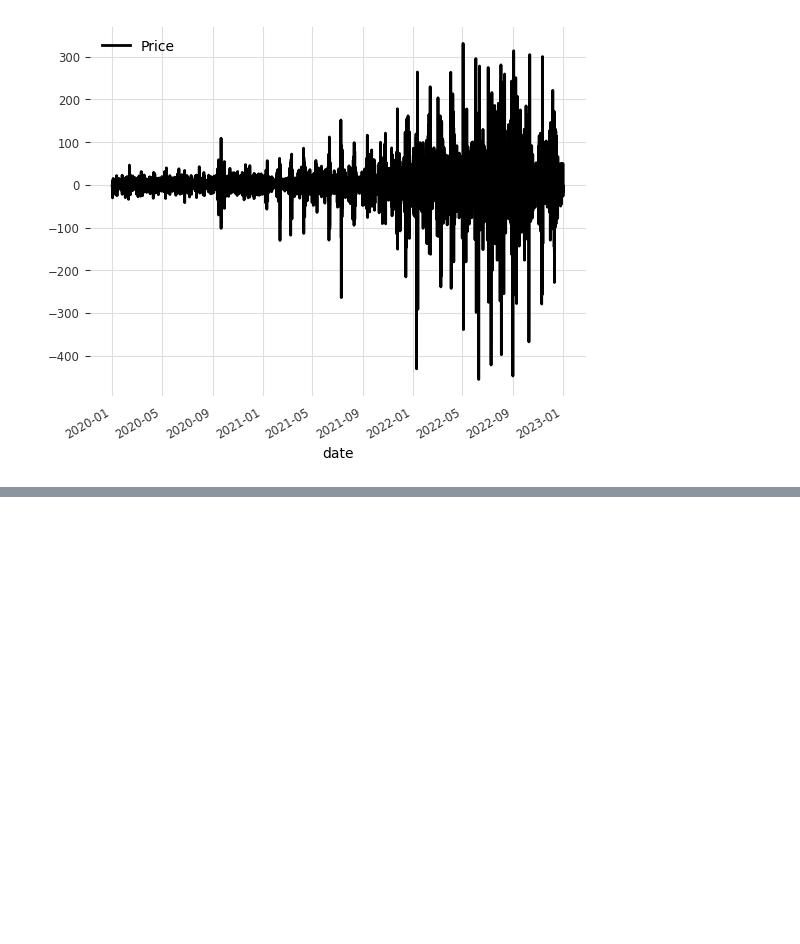
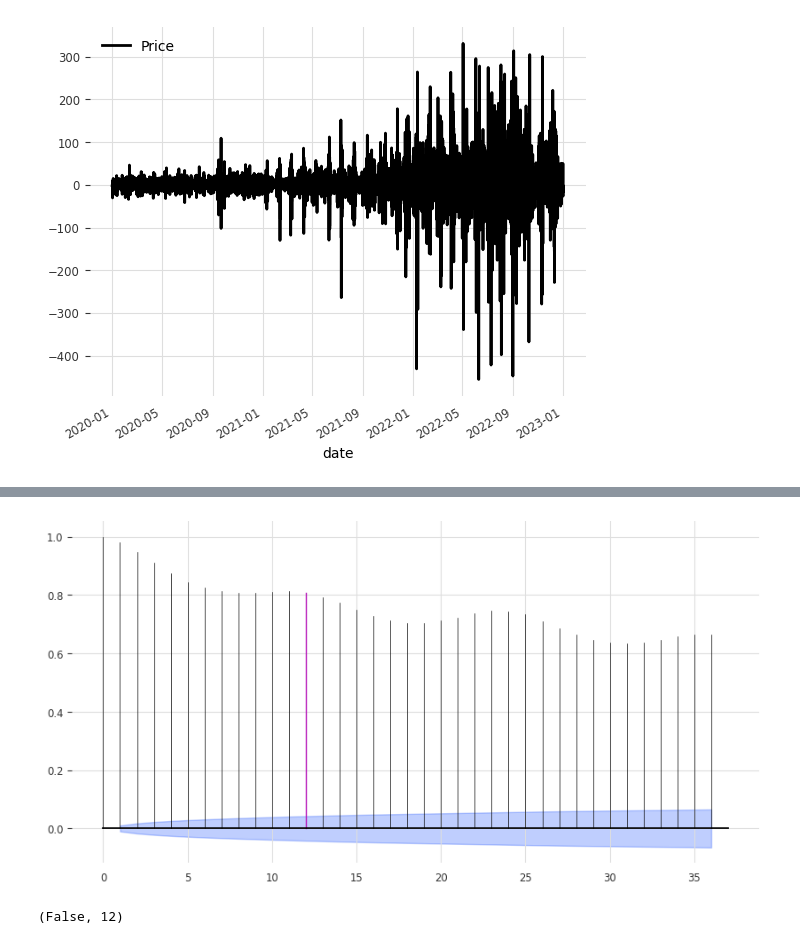
Before and after one commit to Brlsadiksha/M6_sem_project, a Jupyter notebook: 02_EDA.ipynb, the cells around one changed output, grey strips where cells are left out. Saved outputs shown, nothing was run; the diff lists cells and outputs as text; code cells hidden in the pictures; blank space fills up the shorter version.

```diff
--- a/02_EDA.ipynb
+++ b/02_EDA.ipynb
@@ -85,0 +113,9 @@ ts.diff().plot()
+# %%
+from darts.utils.statistics import plot_acf, check_seasonality
+plot_acf(ts, m=12, max_lag=36, alpha=0.1)
+# %% [output]
+[figure, added]
+# %%
+check_seasonality(ts, m=12, max_lag=36)
+# %% [output]
+(False, 12)
```
Also changed, not shown: parts of 7 cells of this notebook, 7 other files.
